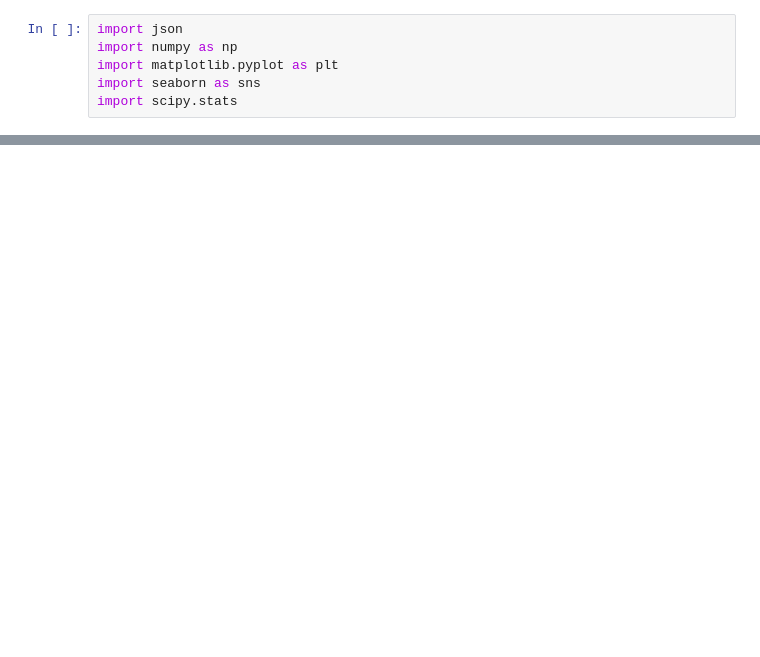
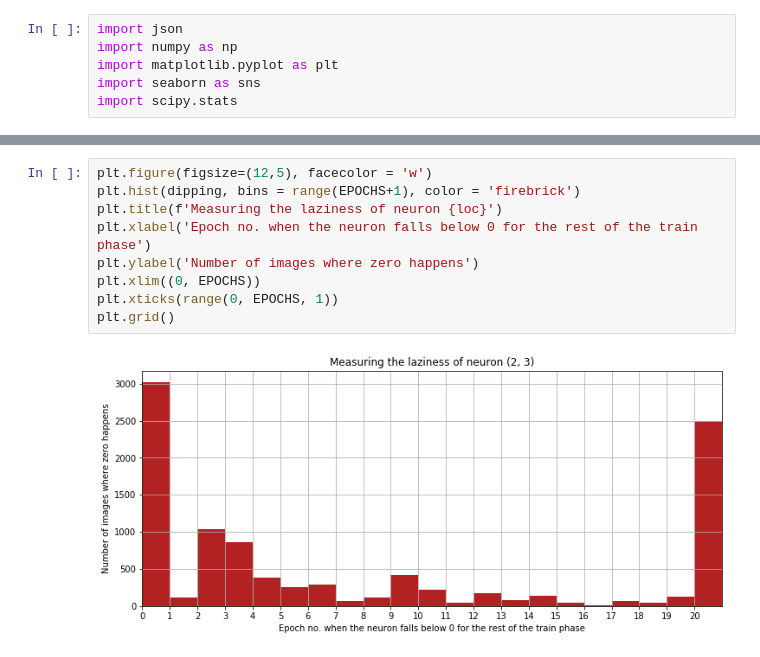
Before and after one commit to zsoltzombori/resistant-neurons, a Jupyter notebook: visualization/activations.ipynb, the cells around one changed output, grey strips where cells are left out. Saved outputs shown, nothing was run; the diff lists cells and outputs as text; blank space fills up the shorter version.

```diff
--- a/visualization/activations.ipynb
+++ b/visualization/activations.ipynb
@@ -38 +61,12 @@ def select_neuron(data_dict, loc, img):
+# %%
+plt.figure(figsize=(12,5), facecolor = 'w')
+plt.hist(dipping, bins = range(EPOCHS+1), color = 'firebrick')
+plt.title(f'Measuring the laziness of neuron {loc}')
+plt.xlabel('Epoch no. when the neuron falls below 0 for the rest of the train phase')
+plt.ylabel('Number of images where zero happens')
+plt.xlim((0, EPOCHS))
+plt.xticks(range(0, EPOCHS, 1))
+plt.grid()
+# %% [output]
+[figure, added]
 # %%
```
Also changed, not shown: parts of 16 cells of this notebook, 4 other files.
